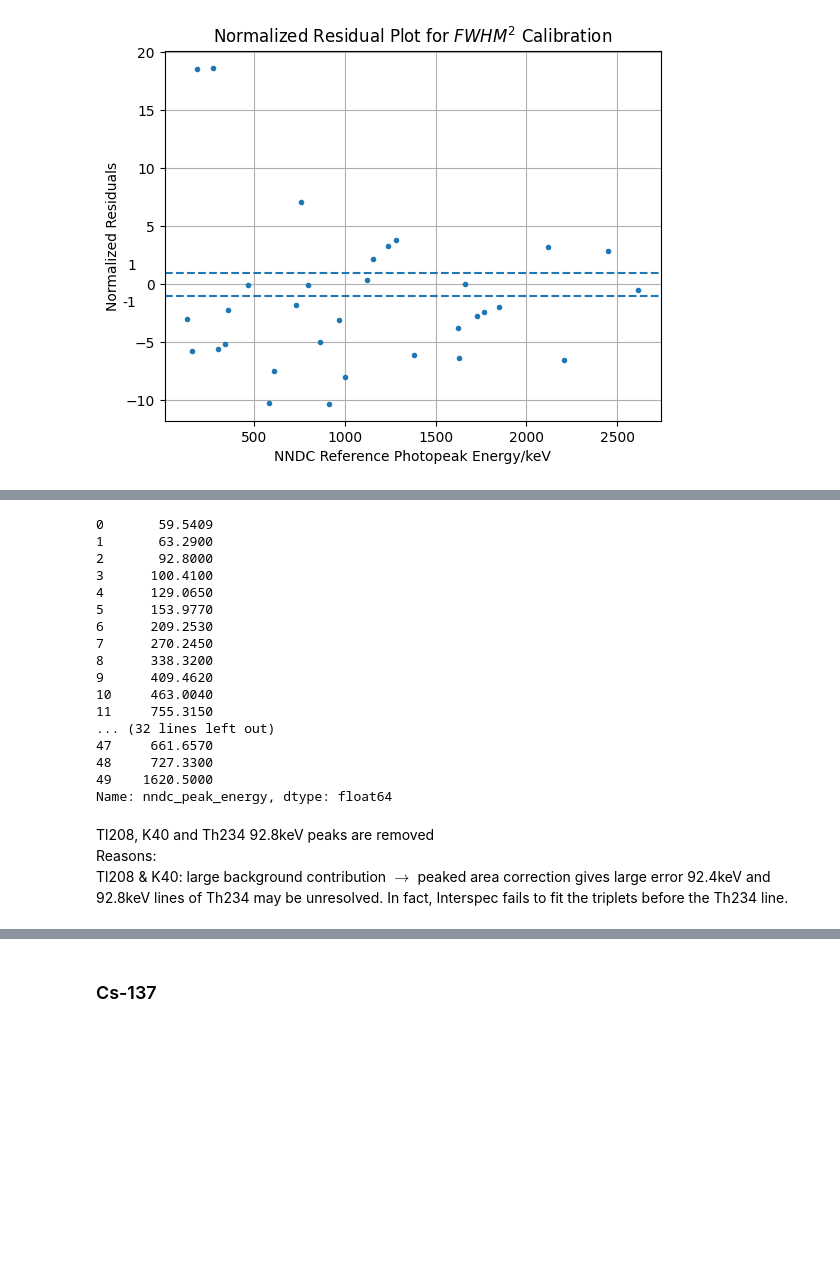
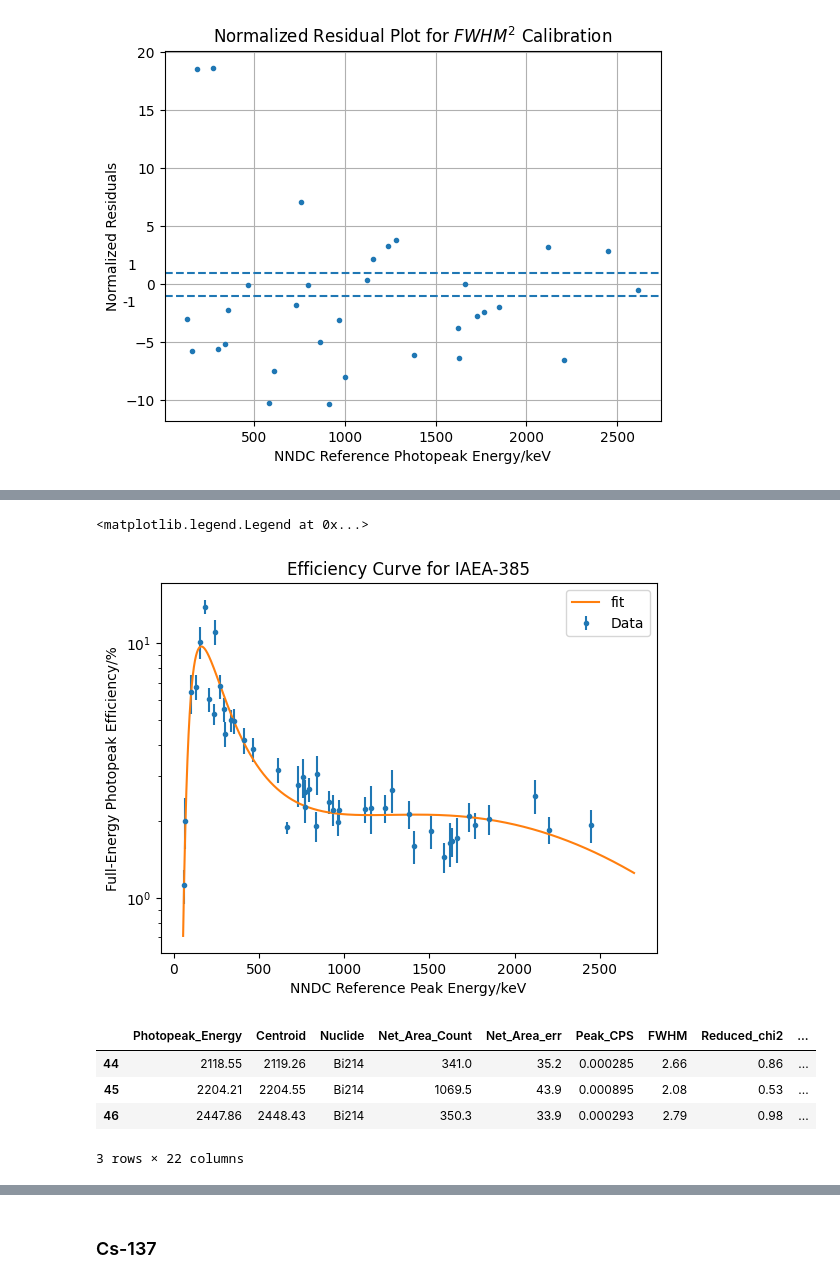
Before and after one commit to ngcnpeter/HPGe_lab_y3, a Jupyter notebook: spectal_analysis.ipynb, the cells around one changed output, grey strips where cells are left out. Saved outputs shown, nothing was run; the diff lists cells and outputs as text; code cells hidden in the pictures; blank space fills up the shorter version.

Commit message:
efficiency

```diff
--- a/spectal_analysis.ipynb
+++ b/spectal_analysis.ipynb
@@ -480,0 +499,23 @@ Neglecting true-coincidence summing
+# %%
+#Cs activity is corrected for half life
+iaea_385 =pd.read_csv('IAEA385_ReferenceActivity_2019.csv',delimiter = ',')
+iaea_mass = 0.05 #kg
+#merge activity to iaea peak df
+iaea_df = df.loc[5].merge(iaea_385,on='Nuclide')
+iaea_df = iaea_df[~((iaea_df['Nuclide'].isin(['K40','Tl208']) )  |
+(iaea_df['nndc_peak_energy']==92.8))]
+iaea_eff = iaea_df['Peak_CPS_BR']/(iaea_df['Abs_Activity']*iaea_mass) #efficiency
+iaea_eff_err =iaea_eff* np.sqrt((iaea_df['Net_Area_err']/iaea_df['Net_Area_Count'])**2 +
+(iaea_df['Abs_Activity_Unc']/iaea_df['Abs_Activity'])**2 + 0.05**2) #0.05**2 from percentage error of mass
+def eff_fit(x,a,b,c,d,e,f):
+    '''Efficiency fit function
+       x: energy (independent variable)
+       p: parameter array
+       this form of equation is suggested in Gilmore p.193'''
+    return np.exp(np.poly1d([a,b,c,d,e,f])(np.log(x)))
+x_eff = iaea_df['nndc_peak_energy']
+eff_par, eff_cov = curve_fit(eff_fit,x_eff,iaea_eff,p0 = [0.0001,0.001,0.1,0.1,0.1,10])
+eff_par_err = np.sqrt(np.diag(eff_cov))
+print('efficiency fit parameters:', eff_par)
+print('efficiency fit parameters errors:',eff_par_err)
+chi2_prob(eff_fit(x_eff,*eff_par),iaea_eff,iaea_eff_err,df = len(iaea_df)-len(eff_par))
@@ -481,25 +531,21 @@ Neglecting true-coincidence summing
+# %%
+plt.figure()
+plt.title('Efficiency Curve for IAEA-385')
+plt.errorbar(iaea_df['nndc_peak_energy'],100*iaea_eff,yerr =100*iaea_eff_err, fmt = '.',label = 'Data')
+plt.plot(np.linspace(55,2700,10000),100*eff_fit(np.linspace(55,2700,10000),*eff_par),label = 'fit')
+plt.xlabel('NNDC Reference Peak Energy/keV')
+plt.ylabel('Full-Energy Photopeak Efficiency/%')
+#plt.xscale('log')
+plt.yscale('log')
+plt.legend()
+# %% [output]
+<matplotlib.legend.Legend at 0x...>
+[figure, added]
 # %%
-iaea_df[~((iaea_df['Nuclide']=='K40') | (iaea_df['Nuclide']=='Tl208'))]['nndc_peak_energy']
+iaea_df[iaea_df['nndc_peak_energy']>2000]
 # %% [output]
+|  | Photopeak_Energy | Centroid | Nuclide | Net_Area_Count | Net_Area_err | Peak_CPS | FWHM | Reduced_chi2 | ... |
+| 44 | 2118.55 | 2119.26 | Bi214 | 341.0 | 35.2 | 0.000285 | 2.66 | 0.86 | ... |
+| 45 | 2204.21 | 2204.55 | Bi214 | 1069.5 | 43.9 | 0.000895 | 2.08 | 0.53 | ... |
+| 46 | 2447.86 | 2448.43 | Bi214 | 350.3 | 33.9 | 0.000293 | 2.79 | 0.98 | ... |
-0       59.5409
-1       63.2900
-2       92.8000
-3      100.4100
-4      129.0650
-5      153.9770
-6      209.2530
-7      270.2450
-8      338.3200
-9      409.4620
-10     463.0040
-11     755.3150
-... (32 lines left out)
-47     661.6570
-48     727.3300
-49    1620.5000
-Name: nndc_peak_energy, dtype: float64
+3 rows × 22 columns
-# %% [markdown]
-Tl208, K40 and Th234 92.8keV peaks are removed\
-Reasons:\
-Tl208 & K40: large background contribution  $\rightarrow$ peaked area correction gives large error
-92.4keV and 92.8keV lines of Th234 may be unresolved. In fact, Interspec fails to fit the triplets before the Th234 line.
```
Also changed, not shown: parts of 11 cells of this notebook, 2 other files.
